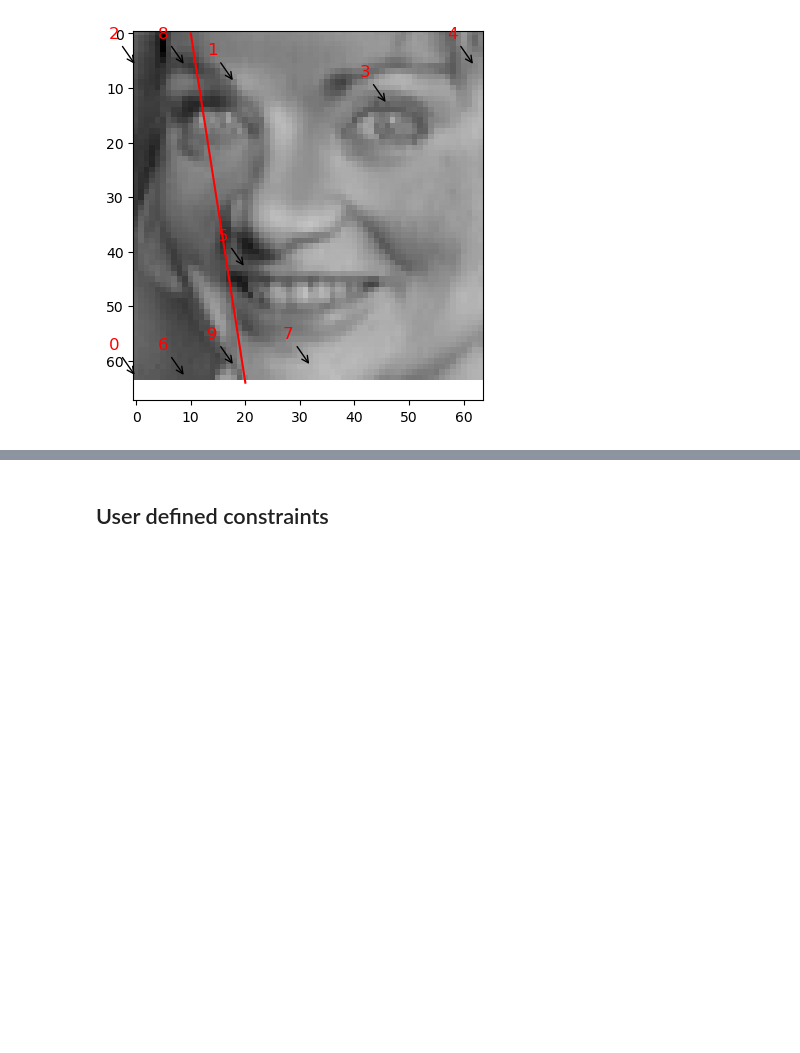
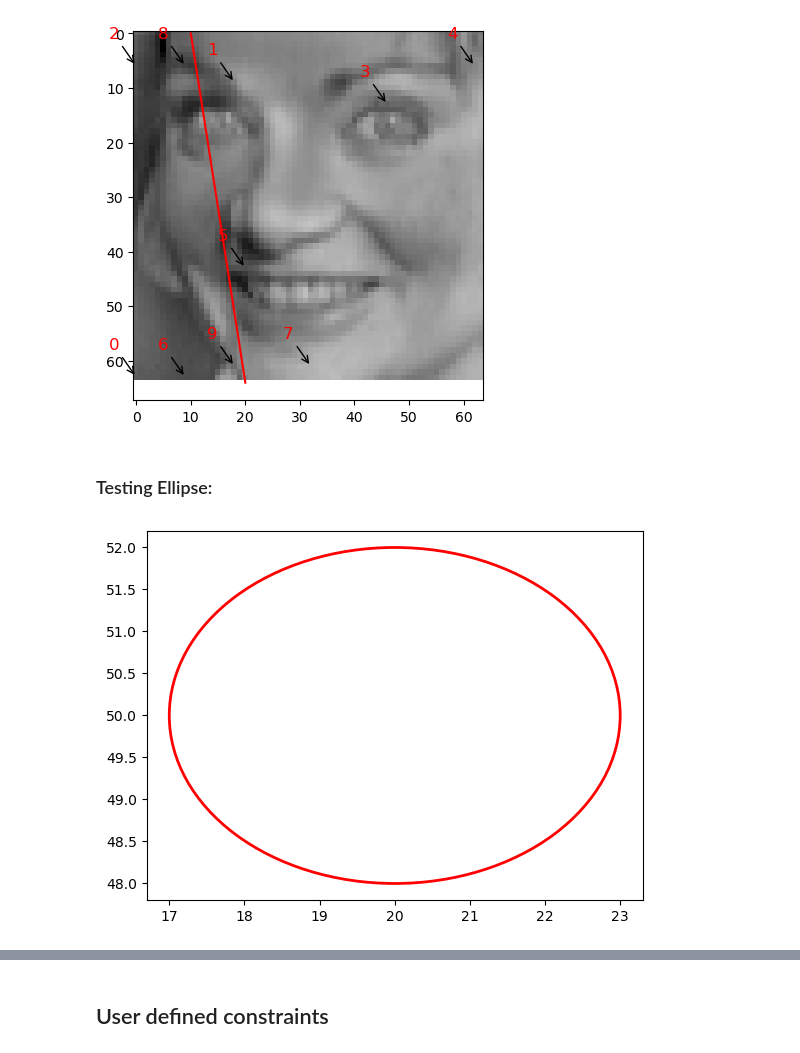
Before and after one commit to dynamicslab/pysensors, a Jupyter notebook: examples/functional_constraints_class.ipynb, the cells around one changed output, grey strips where cells are left out. Saved outputs shown, nothing was run; the diff lists cells and outputs as text; code cells hidden in the pictures; blank space fills up the shorter version.

```diff
--- a/examples/functional_constraints_class.ipynb
+++ b/examples/functional_constraints_class.ipynb
@@ -227,3 +227,10 @@ line1.plot_constraint_on_data(plot_type='image') ## Plotting the constraint on t
 line1.annotate_sensors(sensors = top_sensors_line)
 # %% [output]
 [figure]
+# %% [markdown]
+### Testing Ellipse:
+# %%
+ellipse = ps.utils._constraints.Ellipse(center_x = 20, center_y = 50, half_major_axis = 6, half_minor_axis = 4, loc = 'out',data = X_train) #Plotting the constrained circle
+ellipse.draw_constraint() ###Plotting just the constraint
+# %% [output]
+[figure, added]
```
Also changed, not shown: parts of 12 cells of this notebook, 2 other files.
